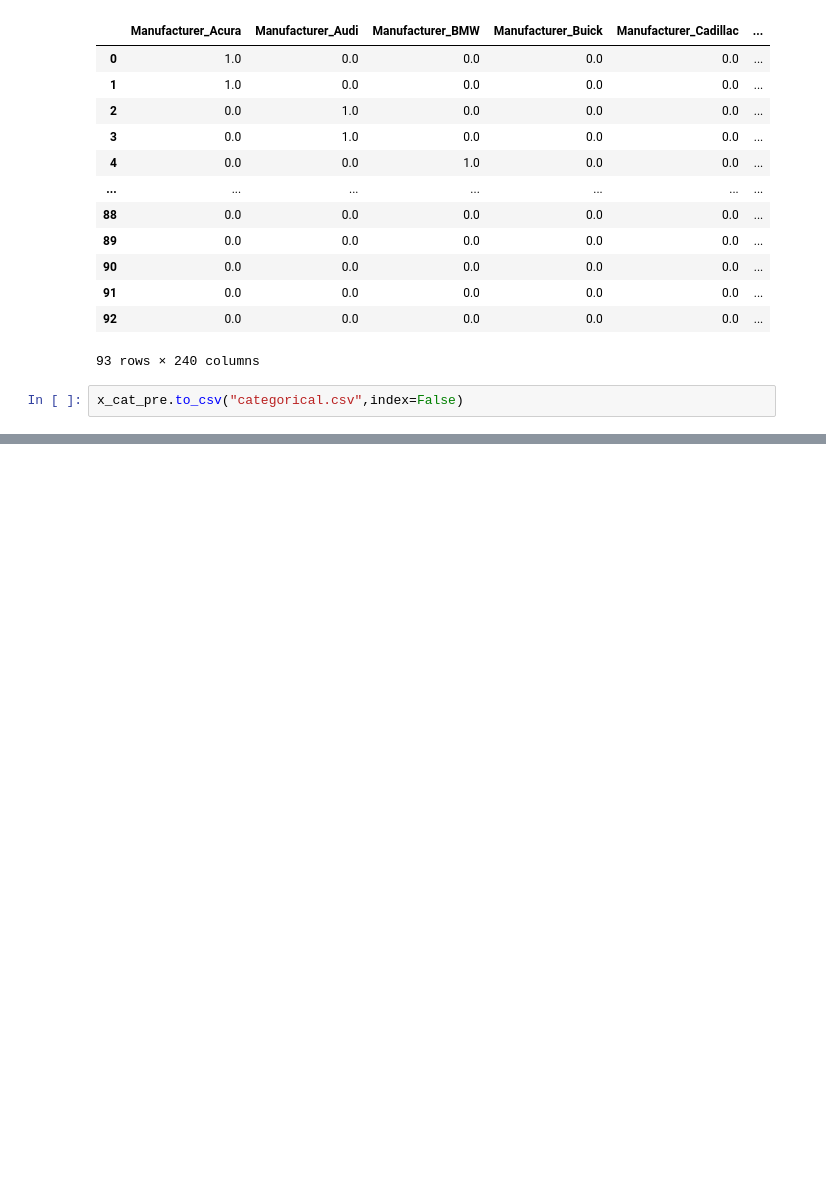
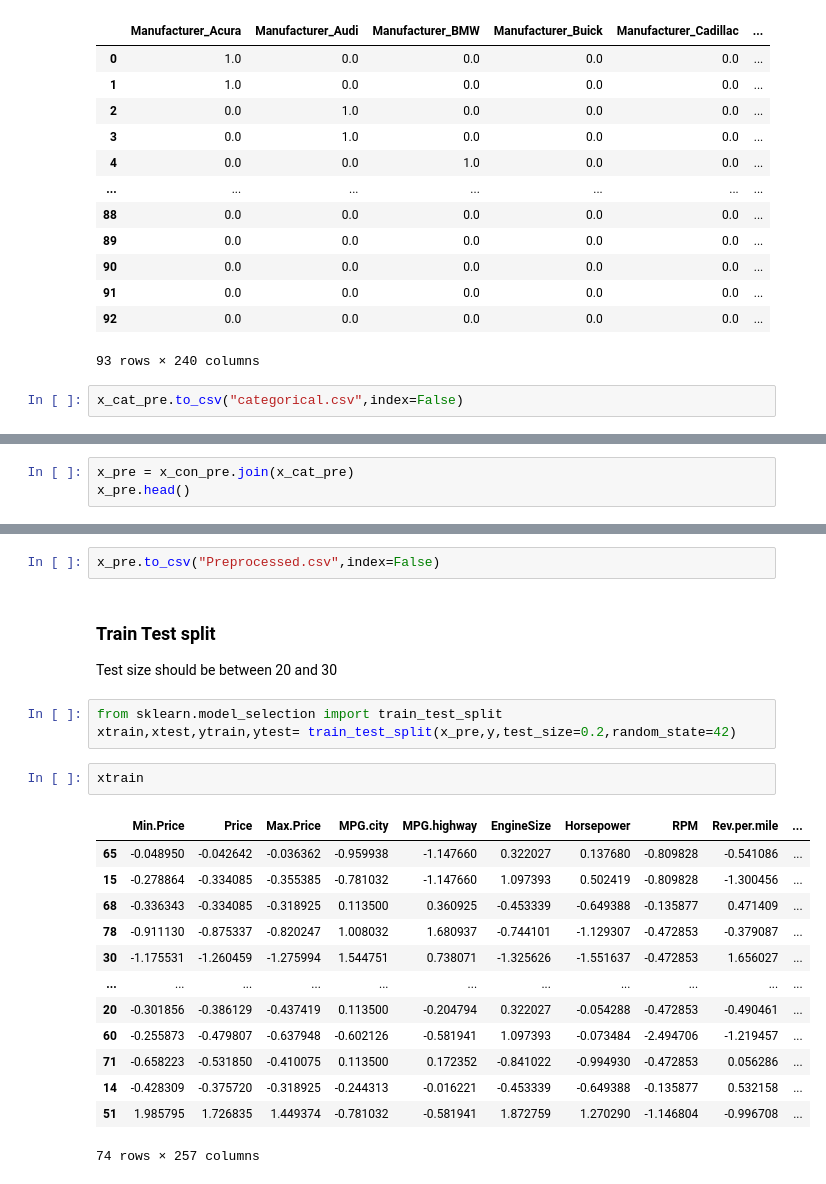
Before and after one commit to yashasangani/Machine-Learning-ETL, a Jupyter notebook: 3. Manual Preprocessing/Pre.ipynb, the cells around one changed output, grey strips where cells are left out. Drawn from its saved outputs; the diff is of its cells as text; blank space fills up the shorter version.

```diff
--- a/3. Manual Preprocessing/Pre.ipynb
+++ b/3. Manual Preprocessing/Pre.ipynb
@@ -302,0 +343,3 @@ x_cat_pre.to_csv("categorical.csv",index=False)
+# %%
+x_pre = x_con_pre.join(x_cat_pre)
+x_pre.head()
@@ -302,0 +354,25 @@ x_cat_pre.to_csv("categorical.csv",index=False)
+# %%
+x_pre.to_csv("Preprocessed.csv",index=False)
+# %% [markdown]
+### Train Test split
+
+Test size should be between 20 and 30
+# %%
+from sklearn.model_selection import train_test_split
+xtrain,xtest,ytrain,ytest= train_test_split(x_pre,y,test_size=0.2,random_state=42)
+# %%
+xtrain
+# %% [output]
+|  | Min.Price | Price | Max.Price | MPG.city | MPG.highway | EngineSize | Horsepower | RPM | Rev.per.mile | ... |
+| 65 | -0.048950 | -0.042642 | -0.036362 | -0.959938 | -1.147660 | 0.322027 | 0.137680 | -0.809828 | -0.541086 | ... |
+| 15 | -0.278864 | -0.334085 | -0.355385 | -0.781032 | -1.147660 | 1.097393 | 0.502419 | -0.809828 | -1.300456 | ... |
+| 68 | -0.336343 | -0.334085 | -0.318925 | 0.113500 | 0.360925 | -0.453339 | -0.649388 | -0.135877 | 0.471409 | ... |
+| 78 | -0.911130 | -0.875337 | -0.820247 | 1.008032 | 1.680937 | -0.744101 | -1.129307 | -0.472853 | -0.379087 | ... |
+| 30 | -1.175531 | -1.260459 | -1.275994 | 1.544751 | 0.738071 | -1.325626 | -1.551637 | -0.472853 | 1.656027 | ... |
+| ... | ... | ... | ... | ... | ... | ... | ... | ... | ... | ... |
+| 20 | -0.301856 | -0.386129 | -0.437419 | 0.113500 | -0.204794 | 0.322027 | -0.054288 | -0.472853 | -0.490461 | ... |
+| 60 | -0.255873 | -0.479807 | -0.637948 | -0.602126 | -0.581941 | 1.097393 | -0.073484 | -2.494706 | -1.219457 | ... |
+| 71 | -0.658223 | -0.531850 | -0.410075 | 0.113500 | 0.172352 | -0.841022 | -0.994930 | -0.472853 | 0.056286 | ... |
+| 14 | -0.428309 | -0.375720 | -0.318925 | -0.244313 | -0.016221 | -0.453339 | -0.649388 | -0.135877 | 0.532158 | ... |
+| 51 | 1.985795 | 1.726835 | 1.449374 | -0.781032 | -0.581941 | 1.872759 | 1.270290 | -1.146804 | -0.996708 | ... |
+74 rows × 257 columns
```
Also changed, not shown: parts of 41 cells of this notebook, 5 other files.
